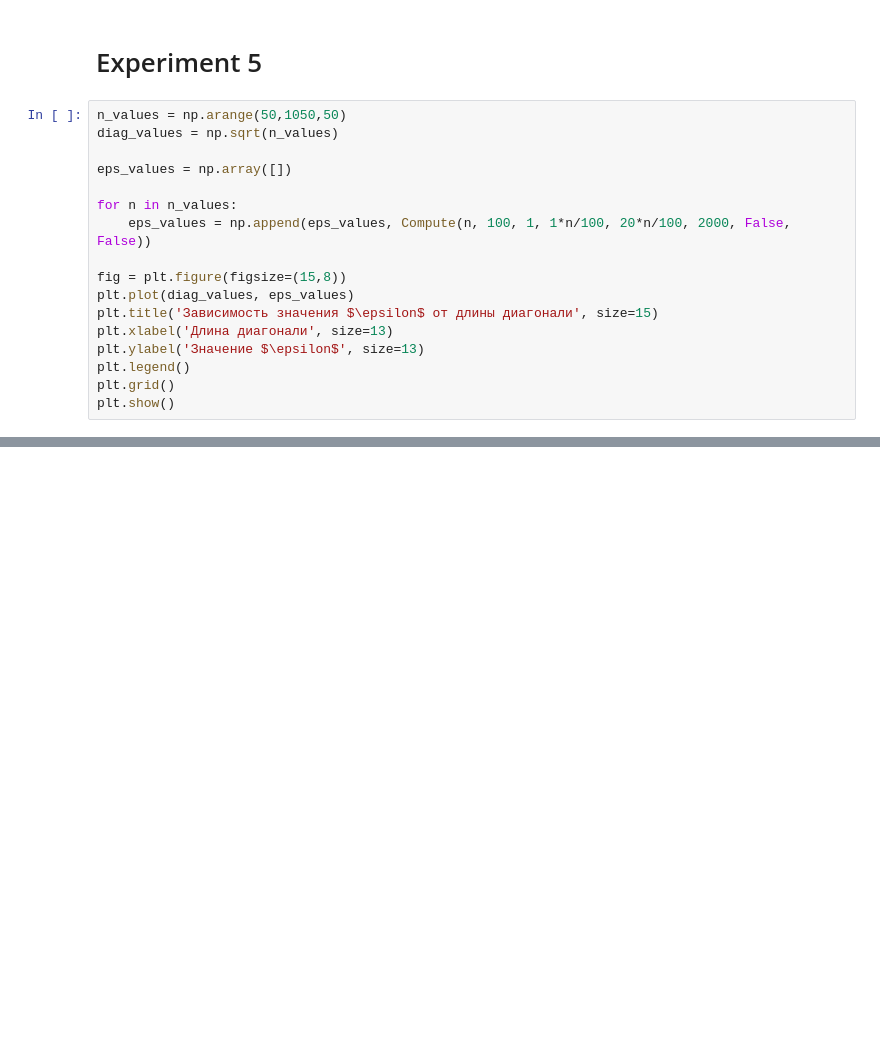
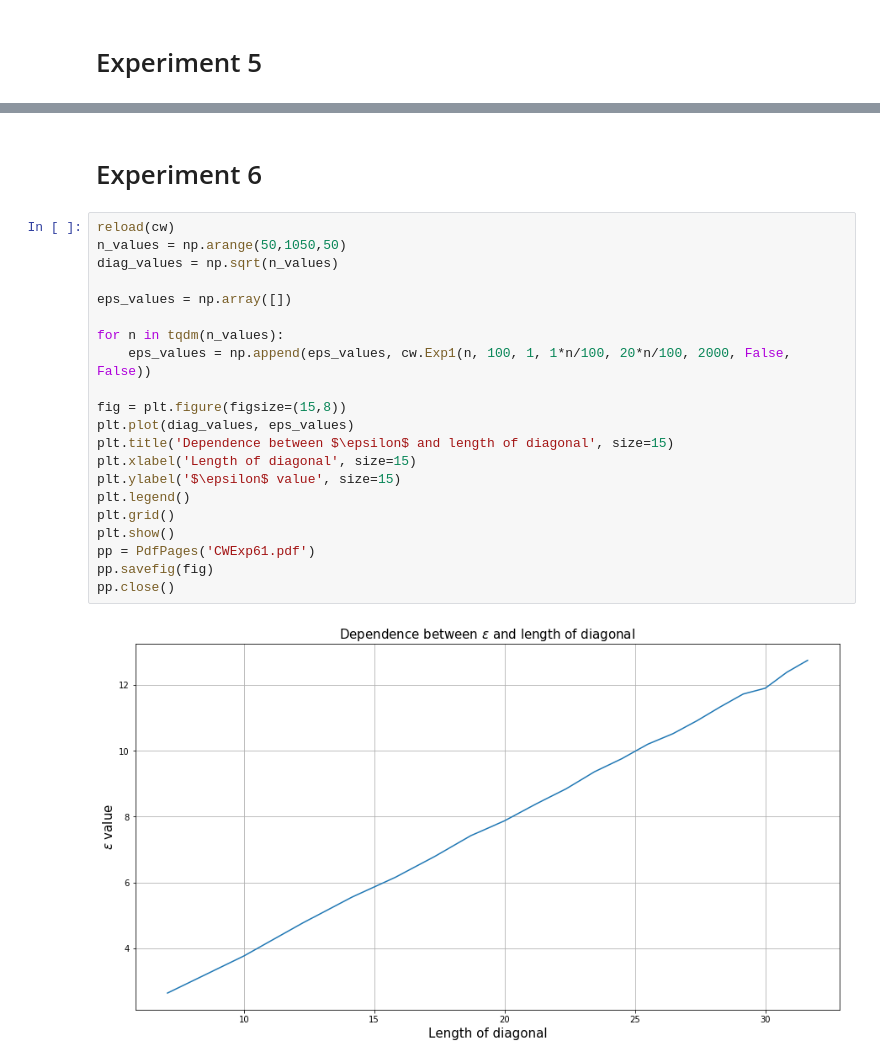
Before and after one commit to apugachev/Coursework-2018, a Jupyter notebook: coursework.ipynb, the cells around one changed output, grey strips where cells are left out. Drawn from its saved outputs; the diff is of its cells as text; blank space fills up the shorter version.

```diff
--- a/coursework.ipynb
+++ b/coursework.ipynb
@@ -228,20 +230,3 @@ pp.close()
 [figure]
 # %% [markdown]
 # Experiment 5
-# %%
-n_values = np.arange(50,1050,50)
-diag_values = np.sqrt(n_values)
-
-eps_values = np.array([])
-
-for n in n_values:
-    eps_values = np.append(eps_values, Compute(n, 100, 1, 1*n/100, 20*n/100, 2000, False, False))
-
-fig = plt.figure(figsize=(15,8))
-plt.plot(diag_values, eps_values)
-plt.title('Зависимость значения $\epsilon$ от длины диагонали', size=15)
-plt.xlabel('Длина диагонали', size=13)
-plt.ylabel('Значение $\epsilon$', size=13)
-plt.legend()
-plt.grid()
-plt.show()
@@ -326,0 +251,25 @@ Betti Variance = 20308.044891385958
+# %% [markdown]
+# Experiment 6
+# %%
+reload(cw)
+n_values = np.arange(50,1050,50)
+diag_values = np.sqrt(n_values)
+
+eps_values = np.array([])
+
+for n in tqdm(n_values):
+    eps_values = np.append(eps_values, cw.Exp1(n, 100, 1, 1*n/100, 20*n/100, 2000, False, False))
+
+fig = plt.figure(figsize=(15,8))
+plt.plot(diag_values, eps_values)
+plt.title('Dependence between $\epsilon$ and length of diagonal', size=15)
+plt.xlabel('Length of diagonal', size=15)
+plt.ylabel('$\epsilon$ value', size=15)
+plt.legend()
+plt.grid()
+plt.show()
+pp = PdfPages('CWExp61.pdf')
+pp.savefig(fig)
+pp.close()
+# %% [output]
+[figure, added]
```
Also changed, not shown: parts of 19 cells of this notebook, 1 other file.
